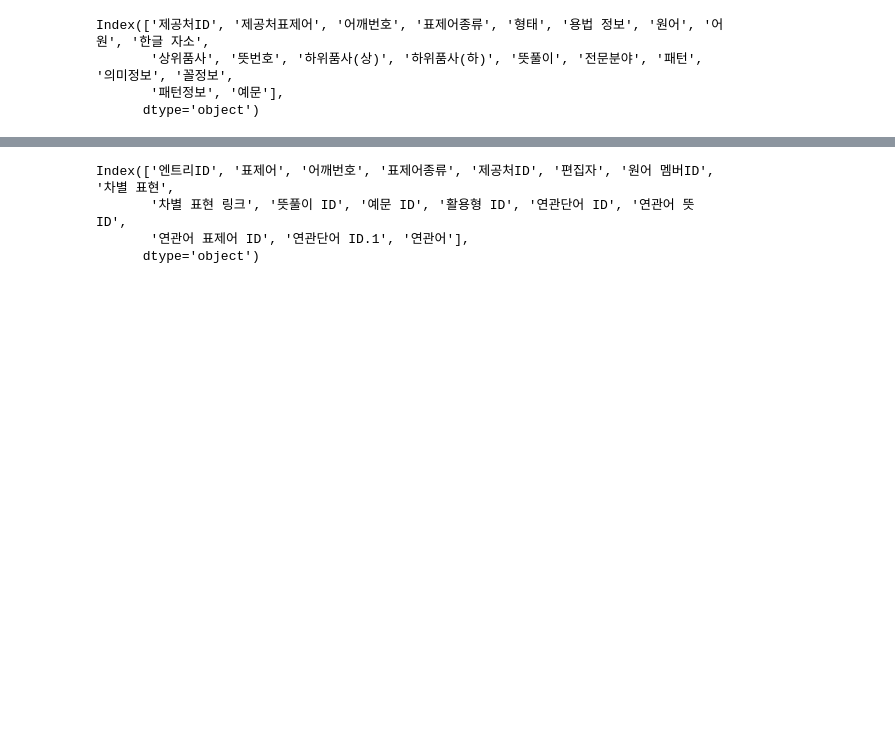
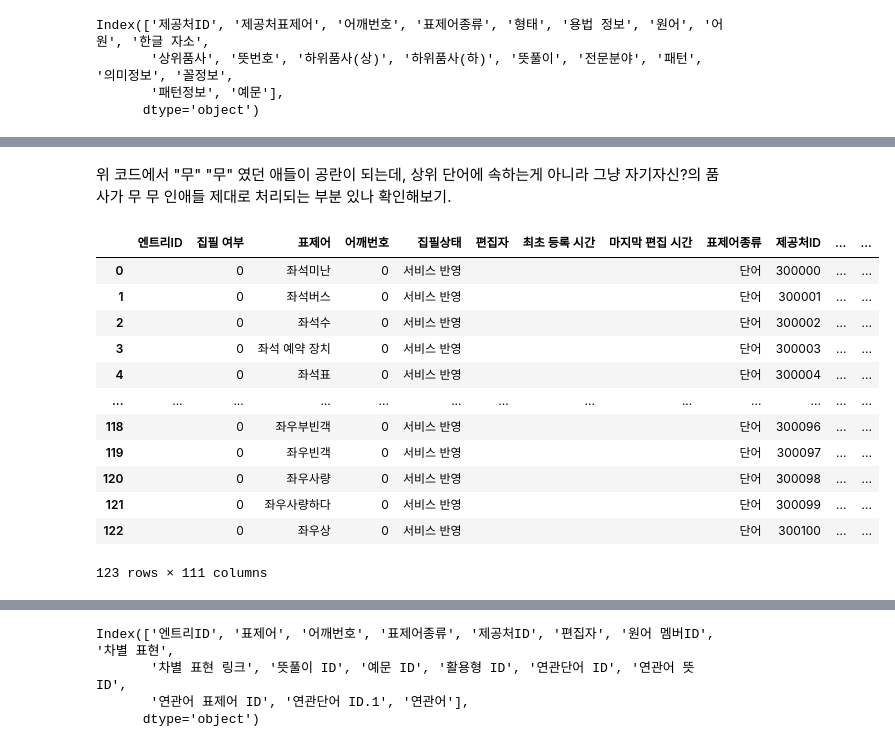
Before and after one commit to Jyoonly/openpro, a Jupyter notebook: kordic/code/ohw.ipynb, the cells around one changed output, grey strips where cells are left out. Cells and saved outputs as stored; diff of their text form; code cells hidden in the pictures; blank space fills up the shorter version.

```diff
--- a/kordic/code/ohw.ipynb
+++ b/kordic/code/ohw.ipynb
@@ -220,6 +278,26 @@ target = target.drop(columns=['하위품사(하)'])
 target['하위품사(상)'] = target['하위품사(상)'].str.replace('무', '')
 target['상위품사'] = target['하위품사(상)']
 target = target.rename(columns={'하위품사(상)' : '하위품사'})
+# %% [markdown]
+위 코드에서 "무" "무" 였던 애들이 공란이 되는데, 상위 단어에 속하는게 아니라 그냥 자기자신?의 품사가 무 무 인애들 제대로 처리되는 부분 있나 확인해보기.
+# %%
+# 결과확인용 임시 코드
+target.to_csv(output_file_path, index=False)
+target
+# %% [output]
+|  | 엔트리ID | 집필 여부 | 표제어 | 어깨번호 | 집필상태 | 편집자 | 최초 등록 시간 | 마지막 편집 시간 | 표제어종류 | 제공처ID | ... | ... |
+| 0 |  | 0 | 좌석미난 | 0 | 서비스 반영 |  |  |  | 단어 | 300000 | ... | ... |
+| 1 |  | 0 | 좌석버스 | 0 | 서비스 반영 |  |  |  | 단어 | 300001 | ... | ... |
+| 2 |  | 0 | 좌석수 | 0 | 서비스 반영 |  |  |  | 단어 | 300002 | ... | ... |
+| 3 |  | 0 | 좌석 예약 장치 | 0 | 서비스 반영 |  |  |  | 단어 | 300003 | ... | ... |
+| 4 |  | 0 | 좌석표 | 0 | 서비스 반영 |  |  |  | 단어 | 300004 | ... | ... |
+| ... | ... | ... | ... | ... | ... | ... | ... | ... | ... | ... | ... | ... |
+| 118 |  | 0 | 좌우부빈객 | 0 | 서비스 반영 |  |  |  | 단어 | 300096 | ... | ... |
+| 119 |  | 0 | 좌우빈객 | 0 | 서비스 반영 |  |  |  | 단어 | 300097 | ... | ... |
+| 120 |  | 0 | 좌우사량 | 0 | 서비스 반영 |  |  |  | 단어 | 300098 | ... | ... |
+| 121 |  | 0 | 좌우사량하다 | 0 | 서비스 반영 |  |  |  | 단어 | 300099 | ... | ... |
+| 122 |  | 0 | 좌우상 | 0 | 서비스 반영 |  |  |  | 단어 | 300100 | ... | ... |
+123 rows × 111 columns
 # %%
 # def reset_meaning_and_fill_subpos(group: pd.DataFrame) -> pd.DataFrame:
 #     """
```
Also changed, not shown: parts of 17 cells of this notebook, 3 other files.
